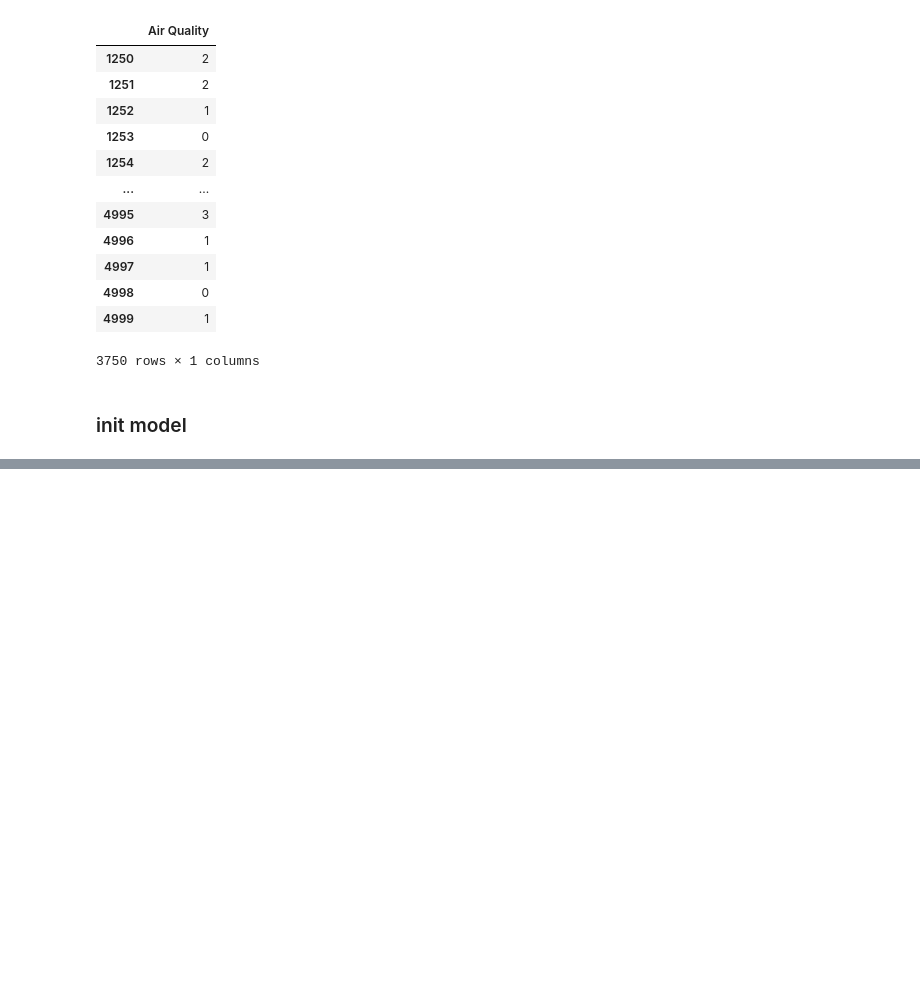
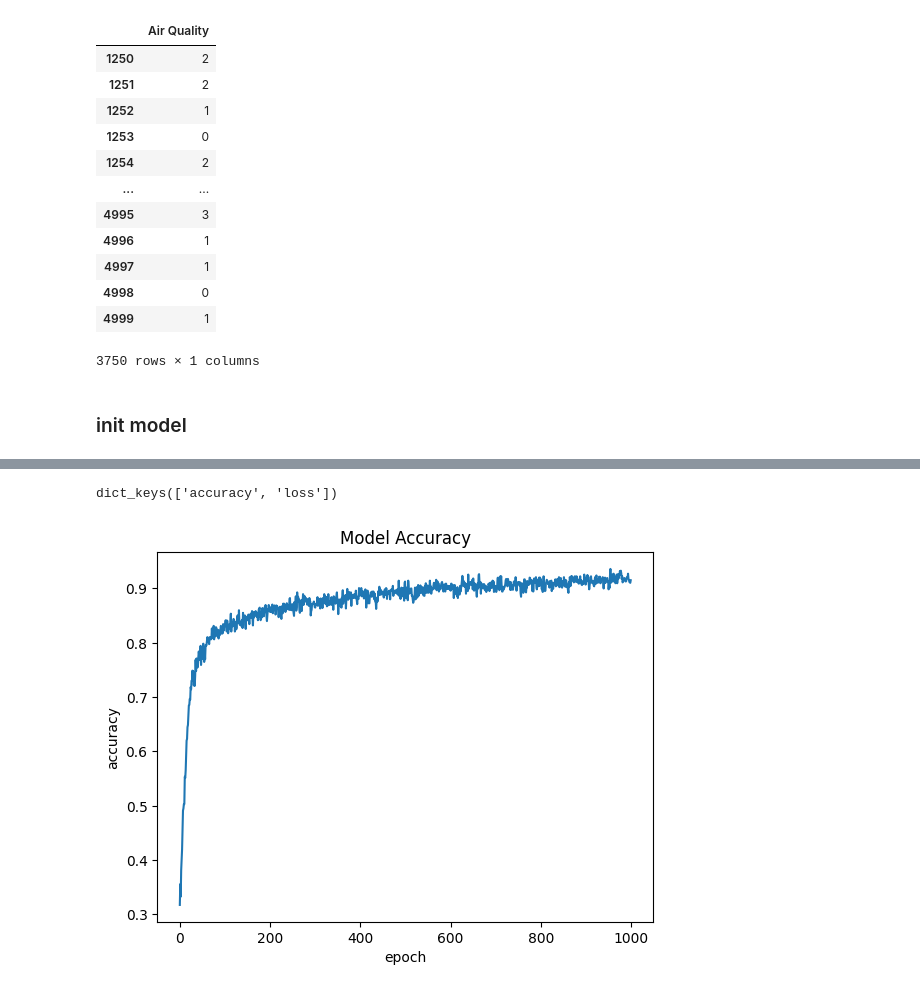
Before and after one commit to RoseWrightdev/Environmental-Classification-Model, a Jupyter notebook: main.ipynb, the cells around one changed output, grey strips where cells are left out. Saved outputs shown, nothing was run; the diff lists cells and outputs as text; code cells hidden in the pictures; blank space fills up the shorter version.

Commit message:
add Model Accuracy & Loss Graphs

```diff
--- a/main.ipynb
+++ b/main.ipynb
@@ -233,6 +227,6 @@ model.compile(optimizer='adam',
               loss='sparse_categorical_crossentropy',
               metrics=['accuracy'])
 # %%
-model.fit(training_features, training_labels, epochs=epochs, batch_size=batch_size)
+history = model.fit(training_features, training_labels, epochs=epochs, batch_size=batch_size)
 # %% [output]
 Epoch 1/1000
@@ -255,0 +249,14 @@ Epoch 1000/1000
+# %%
+# list all data in history
+print(history.history.keys())
+# %% [output]
+dict_keys(['accuracy', 'loss'])
+# %%
+# summarize history for accuracy
+plt.plot(history.history['accuracy'])
+plt.title('Model Accuracy')
+plt.ylabel('accuracy')
+plt.xlabel('epoch')
+plt.show()
+# %% [output]
+[figure, added]
```
Also changed, not shown: parts of 7 cells of this notebook.
